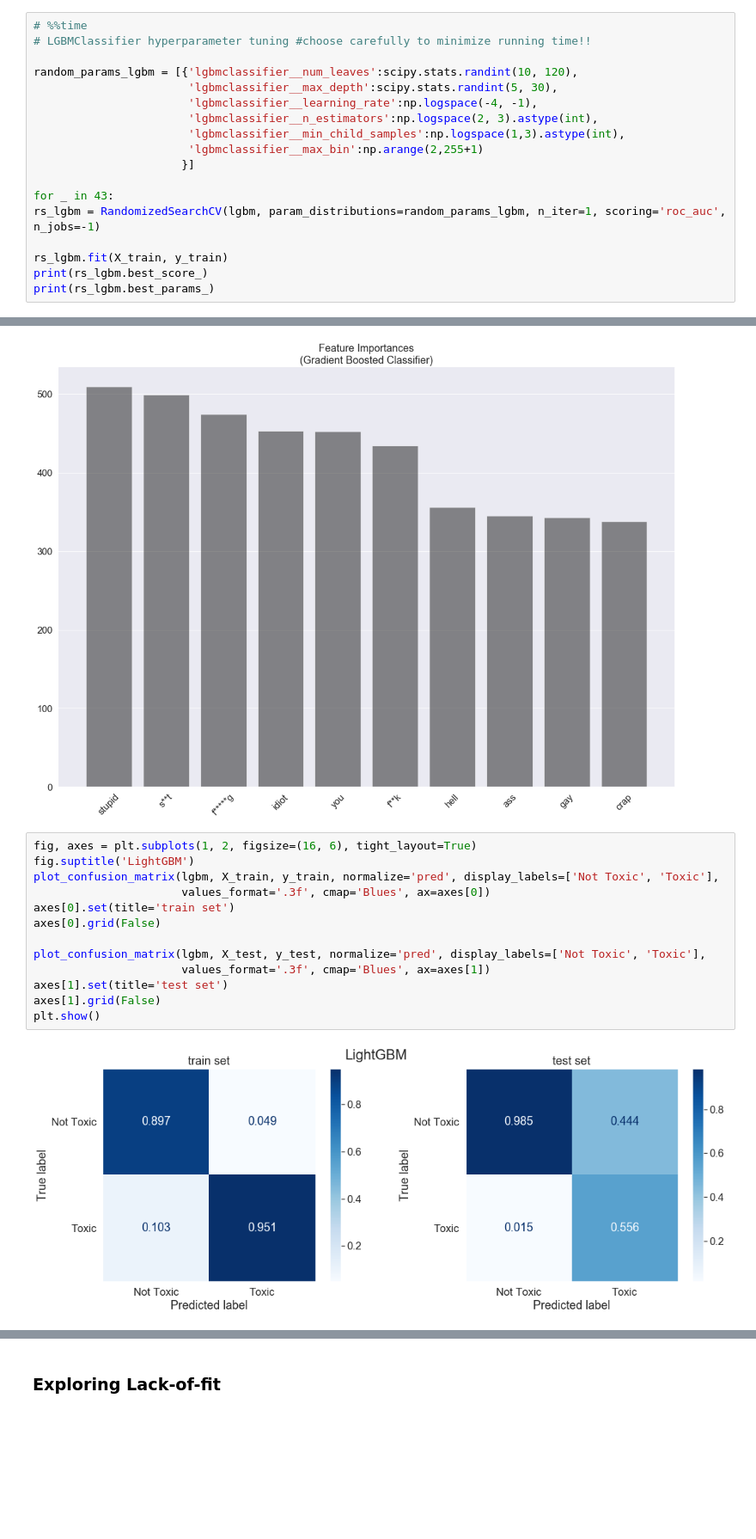
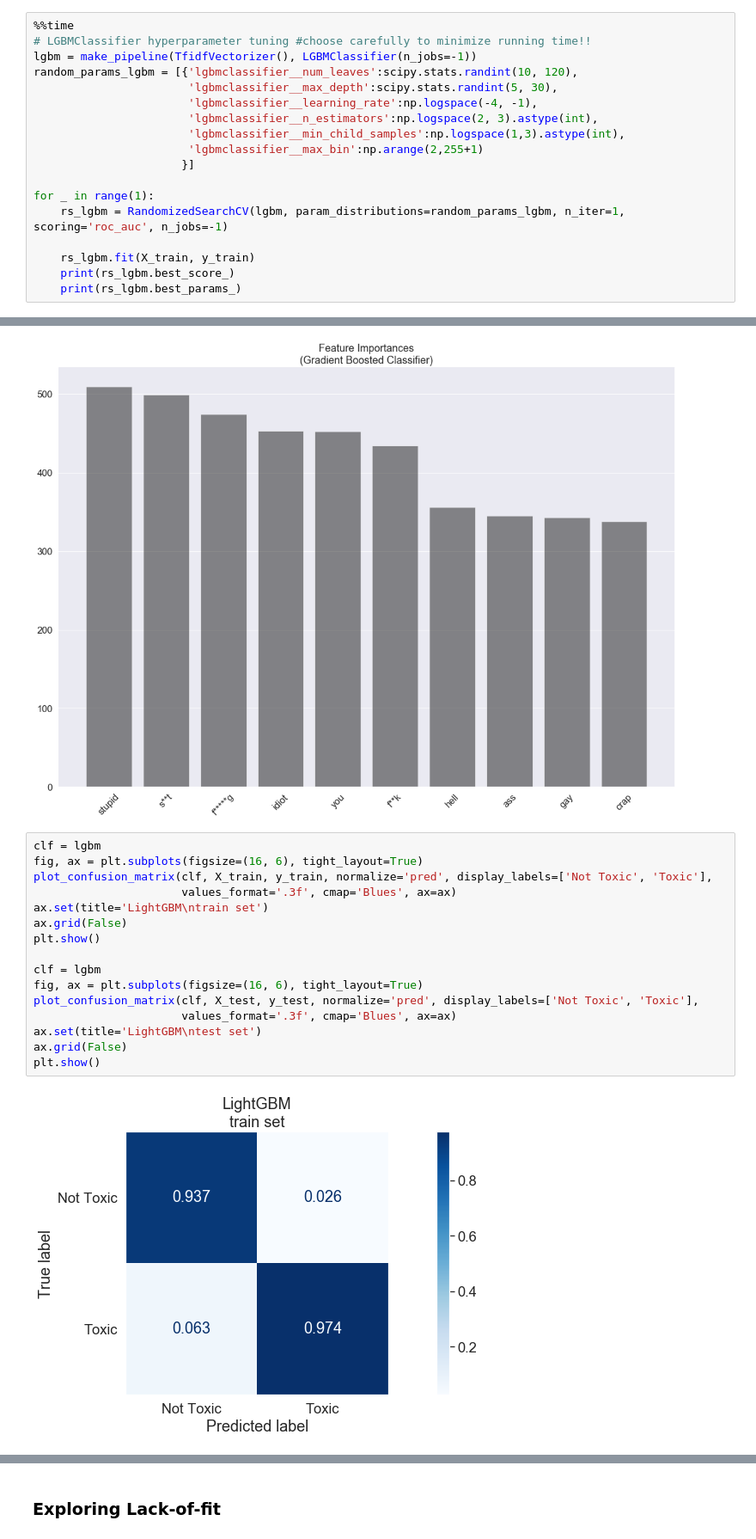
Before and after one commit to kchien3/identifying-toxic-wikipedia-comments, a Jupyter notebook: toxic_comments_project.ipynb, the cells around one changed output, grey strips where cells are left out. Shown at 86% size. Drawn from its saved outputs; the diff is of its cells as text; blank space fills up the shorter version.

```diff
--- a/toxic_comments_project.ipynb
+++ b/toxic_comments_project.ipynb
@@ -609,9 +616,9 @@ Pipeline(memory=None,
                                 subsample_for_bin=200000, subsample_freq=0))],
          verbose=False)
 # %%
-# %%time
+%%time
 # LGBMClassifier hyperparameter tuning #choose carefully to minimize running time!!
-
+lgbm = make_pipeline(TfidfVectorizer(), LGBMClassifier(n_jobs=-1))
 random_params_lgbm = [{'lgbmclassifier__num_leaves':scipy.stats.randint(10, 120),
                        'lgbmclassifier__max_depth':scipy.stats.randint(5, 30),
                        'lgbmclassifier__learning_rate':np.logspace(-4, -1),
@@ -620,9 +627,9 @@ random_params_lgbm = [{'lgbmclassifier__num_leaves':scipy.stats.randint(10, 120)
                        'lgbmclassifier__max_bin':np.arange(2,255+1)
                       }]
 
-for _ in 43:
-rs_lgbm = RandomizedSearchCV(lgbm, param_distributions=random_params_lgbm, n_iter=1, scoring='roc_auc', n_jobs=-1)
+for _ in range(1):
+    rs_lgbm = RandomizedSearchCV(lgbm, param_distributions=random_params_lgbm, n_iter=1, scoring='roc_auc', n_jobs=-1)
 
-rs_lgbm.fit(X_train, y_train)
-print(rs_lgbm.best_score_)
-print(rs_lgbm.best_params_)
+    rs_lgbm.fit(X_train, y_train)
+    print(rs_lgbm.best_score_)
+    print(rs_lgbm.best_params_)
@@ -1002,17 +1067,20 @@ plt.show()
 # %% [output]
 [figure]
 # %%
-fig, axes = plt.subplots(1, 2, figsize=(16, 6), tight_layout=True)
-fig.suptitle('LightGBM')
-plot_confusion_matrix(lgbm, X_train, y_train, normalize='pred', display_labels=['Not Toxic', 'Toxic'],
-                      values_format='.3f', cmap='Blues', ax=axes[0])
-axes[0].set(title='train set')
-axes[0].grid(False)
+clf = lgbm
+fig, ax = plt.subplots(figsize=(16, 6), tight_layout=True)
+plot_confusion_matrix(clf, X_train, y_train, normalize='pred', display_labels=['Not Toxic', 'Toxic'],
+                      values_format='.3f', cmap='Blues', ax=ax)
+ax.set(title='LightGBM\ntrain set')
+ax.grid(False)
+plt.show()
 
-plot_confusion_matrix(lgbm, X_test, y_test, normalize='pred', display_labels=['Not Toxic', 'Toxic'],
-                      values_format='.3f', cmap='Blues', ax=axes[1])
-axes[1].set(title='test set')
-axes[1].grid(False)
+clf = lgbm
+fig, ax = plt.subplots(figsize=(16, 6), tight_layout=True)
+plot_confusion_matrix(clf, X_test, y_test, normalize='pred', display_labels=['Not Toxic', 'Toxic'],
+                      values_format='.3f', cmap='Blues', ax=ax)
+ax.set(title='LightGBM\ntest set')
+ax.grid(False)
 plt.show()
 # %% [output]
-[figure, old version]
+[figure, new version]
```
Also changed, not shown: parts of 12 cells of this notebook.
